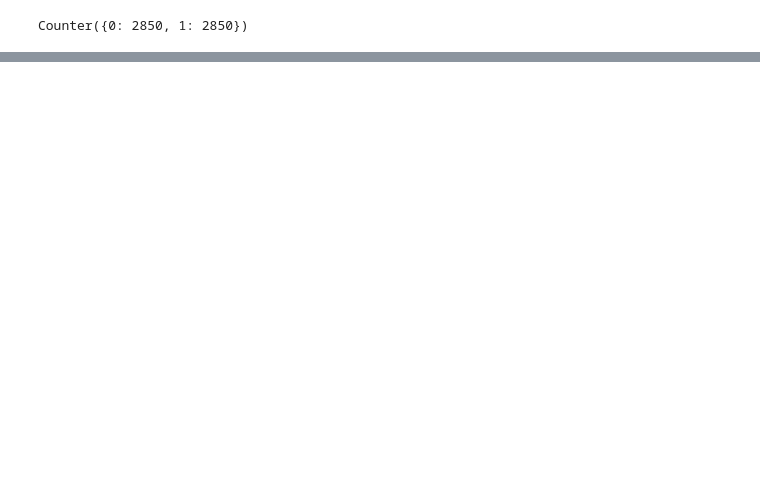
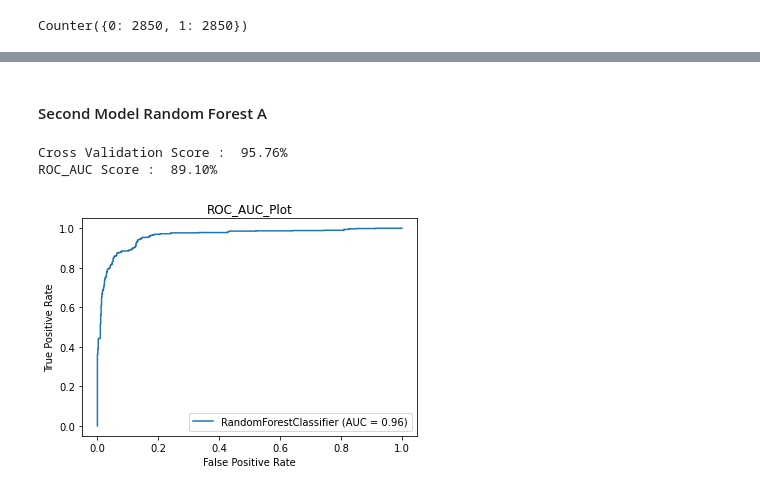
Before and after one commit to Dmoreir1/DSC-Flatiron-Project3, a Jupyter notebook: main-project-notebook.ipynb, the cells around one changed output, grey strips where cells are left out. Cells and saved outputs as stored; diff of their text form; code cells hidden in the pictures; blank space fills up the shorter version.

```diff
--- a/main-project-notebook.ipynb
+++ b/main-project-notebook.ipynb
@@ -464,0 +541,10 @@ weighted avg       0.94      0.94      0.94      1425
+# %% [markdown]
+#### Second Model Random Forest A
+# %%
+rf1 = RandomForestClassifier(max_depth = 4, random_state = 42)
+# %%
+model(rf1, X_train, y_train, X_test, y_test)
+# %% [output]
+Cross Validation Score :  95.76%
+ROC_AUC Score :  89.10%
+[figure, added]
```
Also changed, not shown: parts of 59 cells of this notebook.
